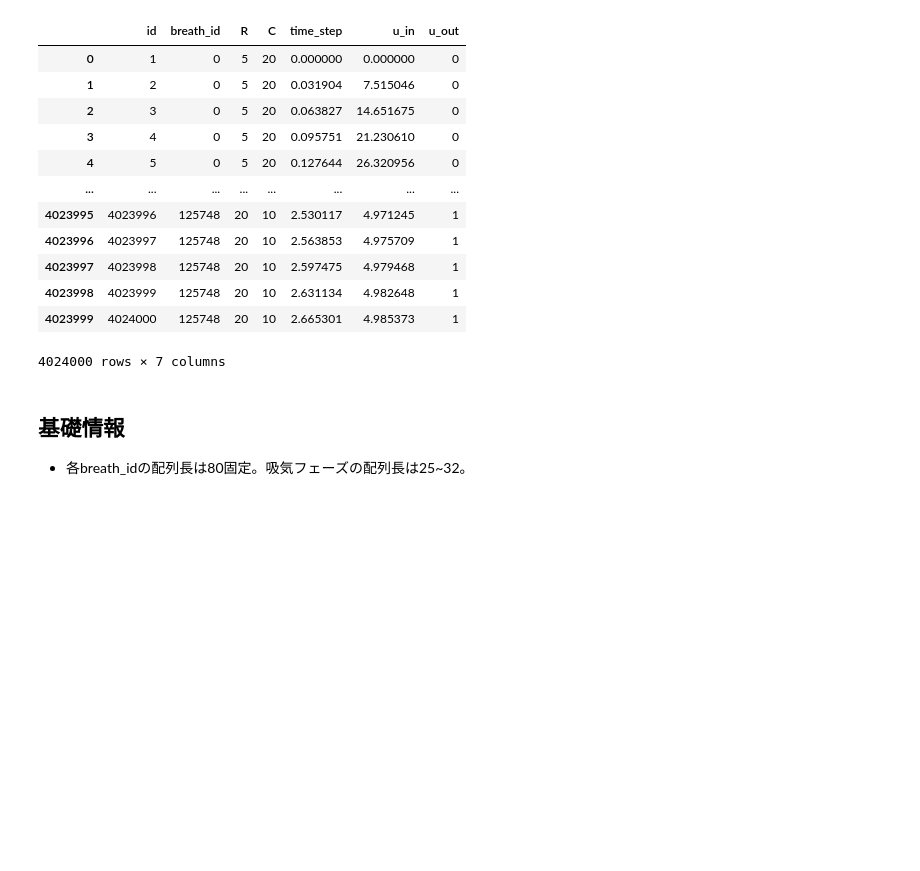
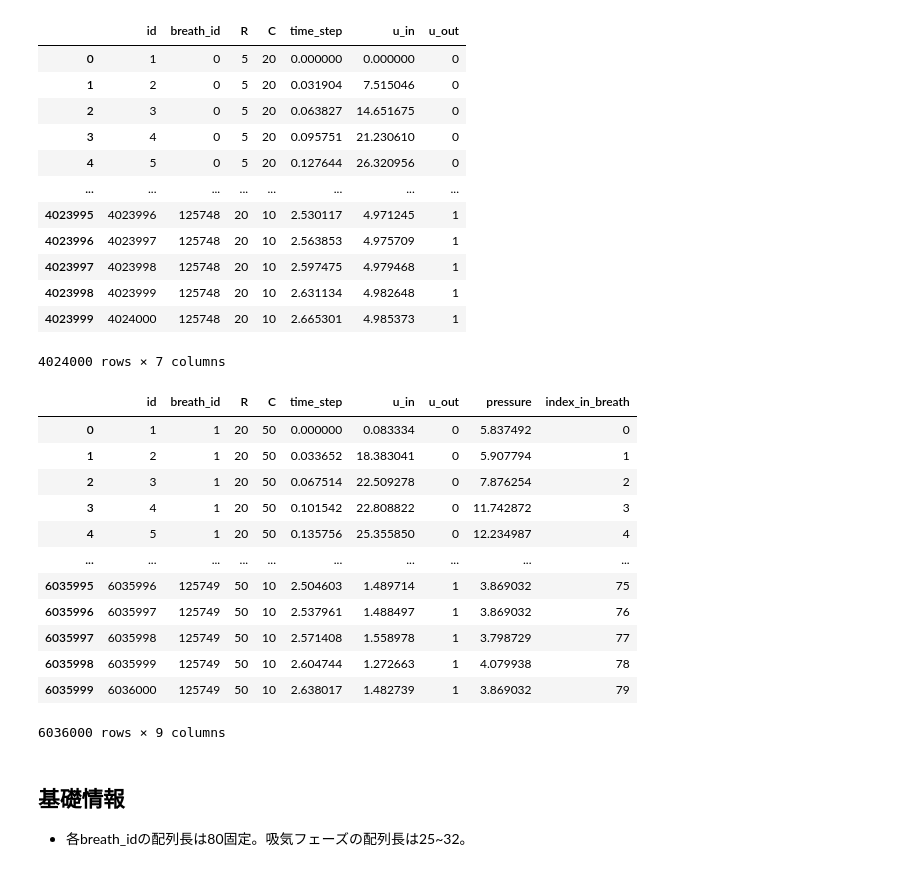
Before and after one commit to statsu1990/kaggle_ventilator_pressure_prediction, a Jupyter notebook: eda/eda001.ipynb, the cells around one changed output. Cells and saved outputs as stored; diff of their text form; code cells hidden in the pictures; blank space fills up the shorter version.

Commit message:
update: first and last index in breath id.

```diff
--- a/eda/eda001.ipynb
+++ b/eda/eda001.ipynb
@@ -41,6 +41,30 @@ ts_df
 | 4023998 | 4023999 | 125748 | 20 | 10 | 2.631134 | 4.982648 | 1 |
 | 4023999 | 4024000 | 125748 | 20 | 10 | 2.665301 | 4.985373 | 1 |
 4024000 rows × 7 columns
+# %%
+def calc_index_in_breath(df):
+    df = df[["breath_id"]].copy()
+    df["one"] = 1
+    index_in_breath = df.groupby("breath_id")["one"].cumsum() - 1
+    return index_in_breath
+
+tr_df["index_in_breath"] = calc_index_in_breath(tr_df)
+ts_df["index_in_breath"] = calc_index_in_breath(ts_df)
+tr_df
+# %% [output]
+|  | id | breath_id | R | C | time_step | u_in | u_out | pressure | index_in_breath |
+| 0 | 1 | 1 | 20 | 50 | 0.000000 | 0.083334 | 0 | 5.837492 | 0 |
+| 1 | 2 | 1 | 20 | 50 | 0.033652 | 18.383041 | 0 | 5.907794 | 1 |
+| 2 | 3 | 1 | 20 | 50 | 0.067514 | 22.509278 | 0 | 7.876254 | 2 |
+| 3 | 4 | 1 | 20 | 50 | 0.101542 | 22.808822 | 0 | 11.742872 | 3 |
+| 4 | 5 | 1 | 20 | 50 | 0.135756 | 25.355850 | 0 | 12.234987 | 4 |
+| ... | ... | ... | ... | ... | ... | ... | ... | ... | ... |
+| 6035995 | 6035996 | 125749 | 50 | 10 | 2.504603 | 1.489714 | 1 | 3.869032 | 75 |
+| 6035996 | 6035997 | 125749 | 50 | 10 | 2.537961 | 1.488497 | 1 | 3.869032 | 76 |
+| 6035997 | 6035998 | 125749 | 50 | 10 | 2.571408 | 1.558978 | 1 | 3.798729 | 77 |
+| 6035998 | 6035999 | 125749 | 50 | 10 | 2.604744 | 1.272663 | 1 | 4.079938 | 78 |
+| 6035999 | 6036000 | 125749 | 50 | 10 | 2.638017 | 1.482739 | 1 | 3.869032 | 79 |
+6036000 rows × 9 columns
 # %% [markdown]
 ## 基礎情報
 - 各breath_idの配列長は80固定。吸気フェーズの配列長は25~32。
```
Also changed, not shown: parts of 2 cells of this notebook.
